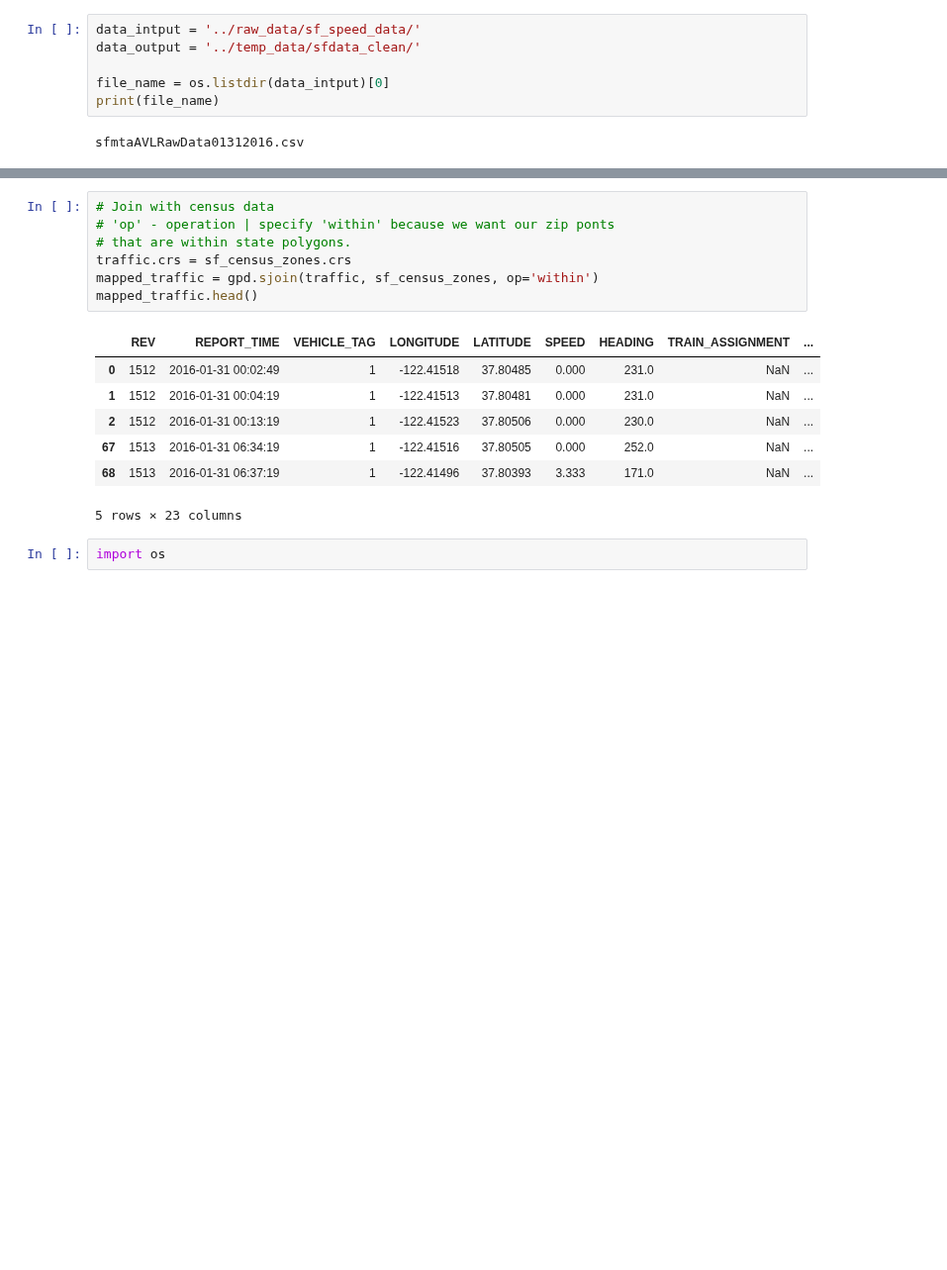
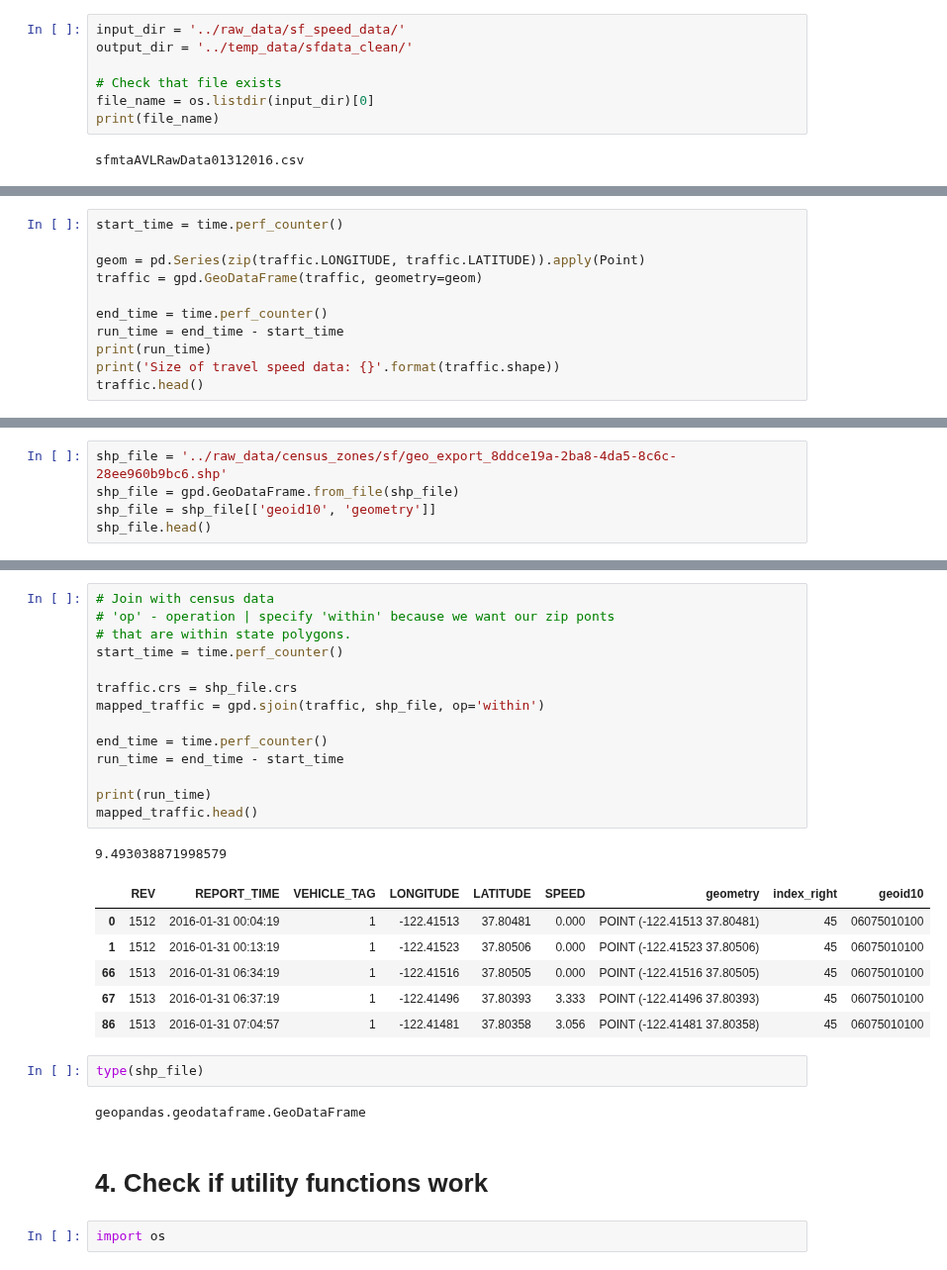
Before and after one commit to sakoki/Rushhour, a Jupyter notebook: code/region_mapper.ipynb, the cells around one changed output, grey strips where cells are left out. Shown at 99% size. Drawn from its saved outputs; the diff is of its cells as text; blank space fills up the shorter version.

```diff
--- a/code/region_mapper.ipynb
+++ b/code/region_mapper.ipynb
@@ -134,8 +147,9 @@ Each file contains 24 hours of data from the GPS units afficed to SFMTA vehicles
 # %%
-data_intput = '../raw_data/sf_speed_data/'
-data_output = '../temp_data/sfdata_clean/'
+input_dir = '../raw_data/sf_speed_data/'
+output_dir = '../temp_data/sfdata_clean/'
 
-file_name = os.listdir(data_intput)[0]
+# Check that file exists
+file_name = os.listdir(input_dir)[0]
 print(file_name)
 # %% [output]
 sfmtaAVLRawData01312016.csv
@@ -206,0 +263,11 @@ Size of travel speed data: (281518, 10)
+# %%
+start_time = time.perf_counter()
+
+geom = pd.Series(zip(traffic.LONGITUDE, traffic.LATITUDE)).apply(Point)
+traffic = gpd.GeoDataFrame(traffic, geometry=geom)
+
+end_time = time.perf_counter()
+run_time = end_time - start_time
+print(run_time)
+print('Size of travel speed data: {}'.format(traffic.shape))
+traffic.head()
@@ -206,0 +285,5 @@ Size of travel speed data: (281518, 10)
+# %%
+shp_file = '../raw_data/census_zones/sf/geo_export_8ddce19a-2ba8-4da5-8c6c-28ee960b9bc6.shp'
+shp_file = gpd.GeoDataFrame.from_file(shp_file)
+shp_file = shp_file[['geoid10', 'geometry']]
+shp_file.head()
@@ -207,18 +297,31 @@ Size of travel speed data: (281518, 10)
 # %%
 # Join with census data
 # 'op' - operation | specify 'within' because we want our zip ponts
 # that are within state polygons.
-traffic.crs = sf_census_zones.crs
-mapped_traffic = gpd.sjoin(traffic, sf_census_zones, op='within')
+start_time = time.perf_counter()
+
+traffic.crs = shp_file.crs
+mapped_traffic = gpd.sjoin(traffic, shp_file, op='within')
+
+end_time = time.perf_counter()
+run_time = end_time - start_time
+
+print(run_time)
 mapped_traffic.head()
 # %% [output]
+9.493038871998579
-|  | REV | REPORT_TIME | VEHICLE_TAG | LONGITUDE | LATITUDE | SPEED | HEADING | TRAIN_ASSIGNMENT | ... |
-| 0 | 1512 | 2016-01-31 00:02:49 | 1 | -122.41518 | 37.80485 | 0.000 | 231.0 | NaN | ... |
-| 1 | 1512 | 2016-01-31 00:04:19 | 1 | -122.41513 | 37.80481 | 0.000 | 231.0 | NaN | ... |
-| 2 | 1512 | 2016-01-31 00:13:19 | 1 | -122.41523 | 37.80506 | 0.000 | 230.0 | NaN | ... |
-| 67 | 1513 | 2016-01-31 06:34:19 | 1 | -122.41516 | 37.80505 | 0.000 | 252.0 | NaN | ... |
-| 68 | 1513 | 2016-01-31 06:37:19 | 1 | -122.41496 | 37.80393 | 3.333 | 171.0 | NaN | ... |
+|  | REV | REPORT_TIME | VEHICLE_TAG | LONGITUDE | LATITUDE | SPEED | geometry | index_right | geoid10 |
+| 0 | 1512 | 2016-01-31 00:04:19 | 1 | -122.41513 | 37.80481 | 0.000 | POINT (-122.41513 37.80481) | 45 | 06075010100 |
+| 1 | 1512 | 2016-01-31 00:13:19 | 1 | -122.41523 | 37.80506 | 0.000 | POINT (-122.41523 37.80506) | 45 | 06075010100 |
+| 66 | 1513 | 2016-01-31 06:34:19 | 1 | -122.41516 | 37.80505 | 0.000 | POINT (-122.41516 37.80505) | 45 | 06075010100 |
+| 67 | 1513 | 2016-01-31 06:37:19 | 1 | -122.41496 | 37.80393 | 3.333 | POINT (-122.41496 37.80393) | 45 | 06075010100 |
+| 86 | 1513 | 2016-01-31 07:04:57 | 1 | -122.41481 | 37.80358 | 3.056 | POINT (-122.41481 37.80358) | 45 | 06075010100 |
-5 rows × 23 columns
+# %%
+type(shp_file)
+# %% [output]
+geopandas.geodataframe.GeoDataFrame
+# %% [markdown]
+# 4. Check if utility functions work
 # %%
 import os
 # %%
```
Also changed, not shown: parts of 45 cells of this notebook, 2 other files.
